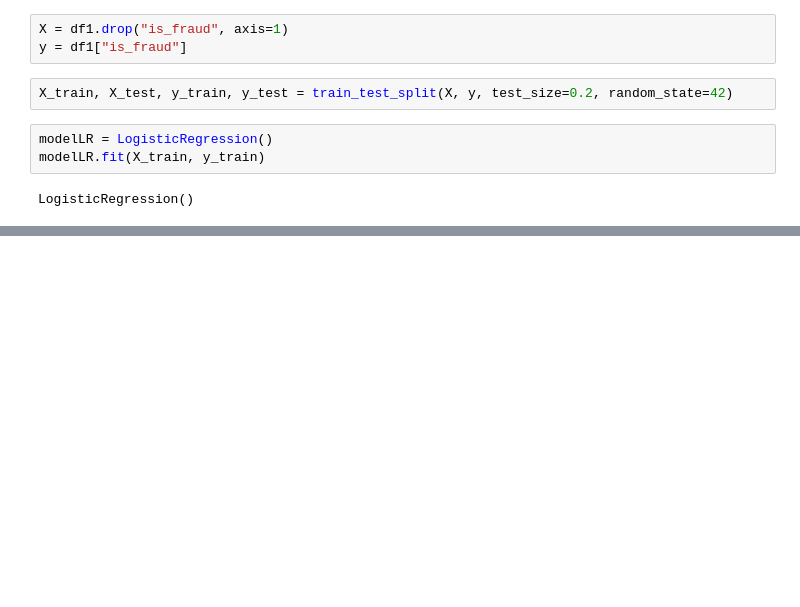
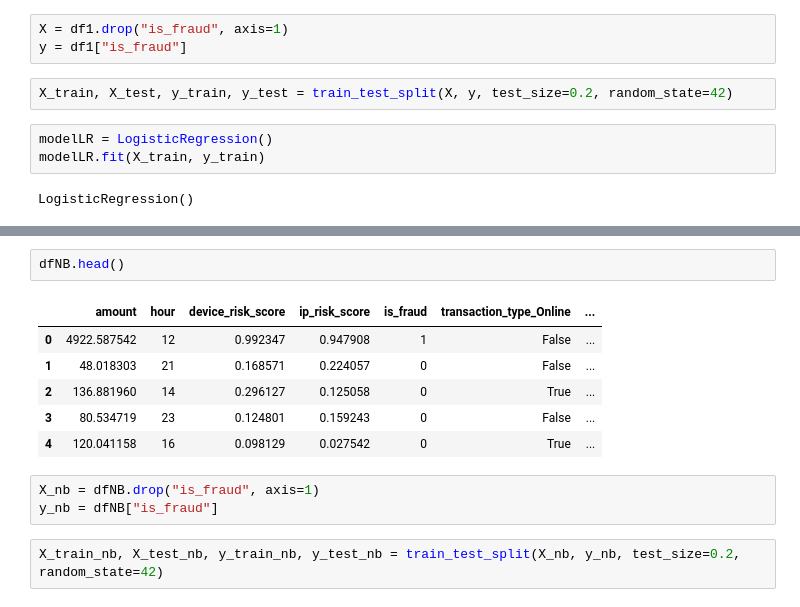
Before and after one commit to GauravSharma09/DreamTeam-Internship-Assignments, a Jupyter notebook: fraud_detection.ipynb, the cells around one changed output, grey strips where cells are left out. Cells and saved outputs as stored; diff of their text form; blank space fills up the shorter version.

```diff
--- a/fraud_detection.ipynb
+++ b/fraud_detection.ipynb
@@ -282,0 +289,14 @@ F1 Score:
+# %%
+dfNB.head()
+# %% [output]
+|  | amount | hour | device_risk_score | ip_risk_score | is_fraud | transaction_type_Online | ... |
+| 0 | 4922.587542 | 12 | 0.992347 | 0.947908 | 1 | False | ... |
+| 1 | 48.018303 | 21 | 0.168571 | 0.224057 | 0 | False | ... |
+| 2 | 136.881960 | 14 | 0.296127 | 0.125058 | 0 | True | ... |
+| 3 | 80.534719 | 23 | 0.124801 | 0.159243 | 0 | False | ... |
+| 4 | 120.041158 | 16 | 0.098129 | 0.027542 | 0 | True | ... |
+# %%
+X_nb = dfNB.drop("is_fraud", axis=1)
+y_nb = dfNB["is_fraud"]
+# %%
+X_train_nb, X_test_nb, y_train_nb, y_test_nb = train_test_split(X_nb, y_nb, test_size=0.2, random_state=42)
```
Also changed, not shown: parts of 14 cells of this notebook.
